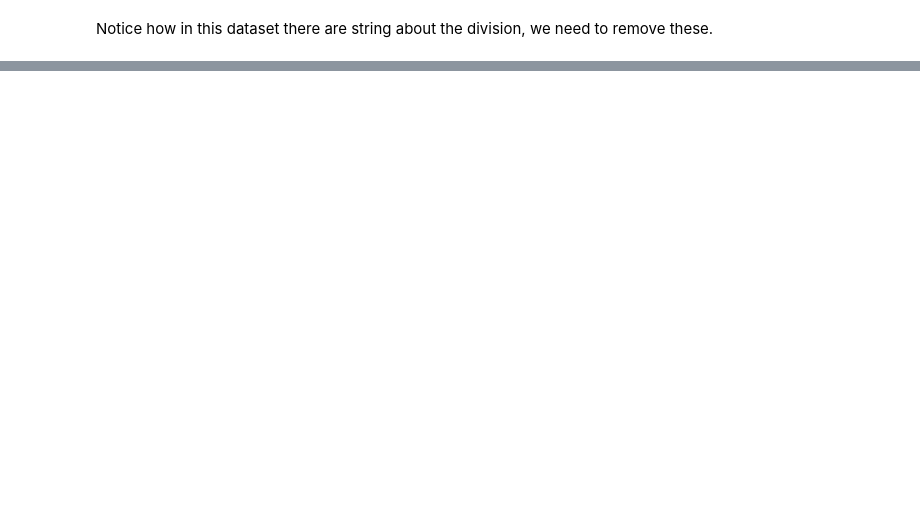
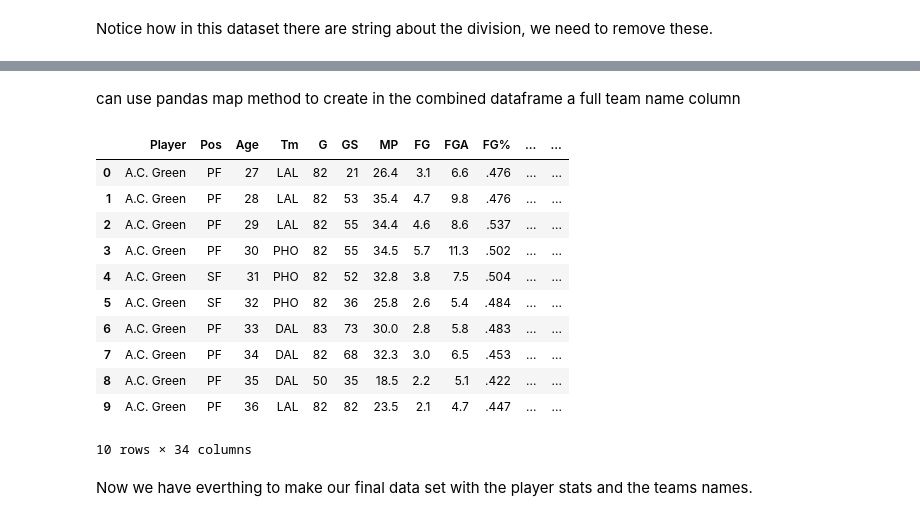
Before and after one commit to RoosterMonkey777/NBA-MVP-Predictor, a Jupyter notebook: nba_mvp_data_cleaning.ipynb, the cells around one changed output, grey strips where cells are left out. Saved outputs shown, nothing was run; the diff lists cells and outputs as text; code cells hidden in the pictures; blank space fills up the shorter version.

```diff
--- a/nba_mvp_data_cleaning.ipynb
+++ b/nba_mvp_data_cleaning.ipynb
@@ -293,0 +423,2 @@ Notice how in this dataset there are string about the division, we need to remov
+# %% [markdown]
+can use pandas map method to create in the combined dataframe a full team name column
@@ -293,0 +429,17 @@ Notice how in this dataset there are string about the division, we need to remov
+# %%
+combined_df.head(10)
+# %% [output]
+|  | Player | Pos | Age | Tm | G | GS | MP | FG | FGA | FG% | ... | ... |
+| 0 | A.C. Green | PF | 27 | LAL | 82 | 21 | 26.4 | 3.1 | 6.6 | .476 | ... | ... |
+| 1 | A.C. Green | PF | 28 | LAL | 82 | 53 | 35.4 | 4.7 | 9.8 | .476 | ... | ... |
+| 2 | A.C. Green | PF | 29 | LAL | 82 | 55 | 34.4 | 4.6 | 8.6 | .537 | ... | ... |
+| 3 | A.C. Green | PF | 30 | PHO | 82 | 55 | 34.5 | 5.7 | 11.3 | .502 | ... | ... |
+| 4 | A.C. Green | SF | 31 | PHO | 82 | 52 | 32.8 | 3.8 | 7.5 | .504 | ... | ... |
+| 5 | A.C. Green | SF | 32 | PHO | 82 | 36 | 25.8 | 2.6 | 5.4 | .484 | ... | ... |
+| 6 | A.C. Green | PF | 33 | DAL | 83 | 73 | 30.0 | 2.8 | 5.8 | .483 | ... | ... |
+| 7 | A.C. Green | PF | 34 | DAL | 82 | 68 | 32.3 | 3.0 | 6.5 | .453 | ... | ... |
+| 8 | A.C. Green | PF | 35 | DAL | 50 | 35 | 18.5 | 2.2 | 5.1 | .422 | ... | ... |
+| 9 | A.C. Green | PF | 36 | LAL | 82 | 82 | 23.5 | 2.1 | 4.7 | .447 | ... | ... |
+10 rows × 34 columns
+# %% [markdown]
+Now we have everthing to make our final data set with the player stats and the teams names.
```
Also changed, not shown: parts of 33 cells of this notebook, 2 other files.
